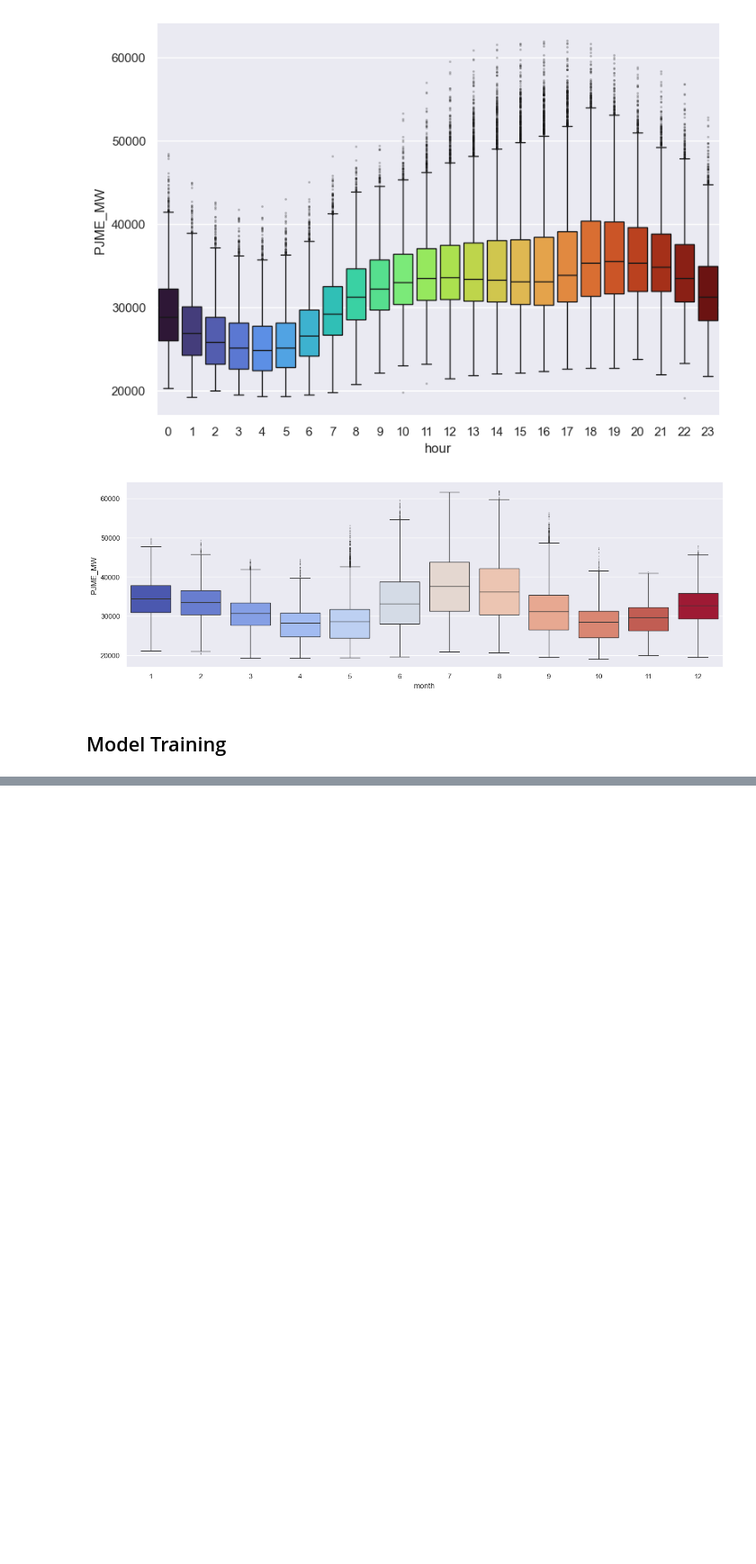
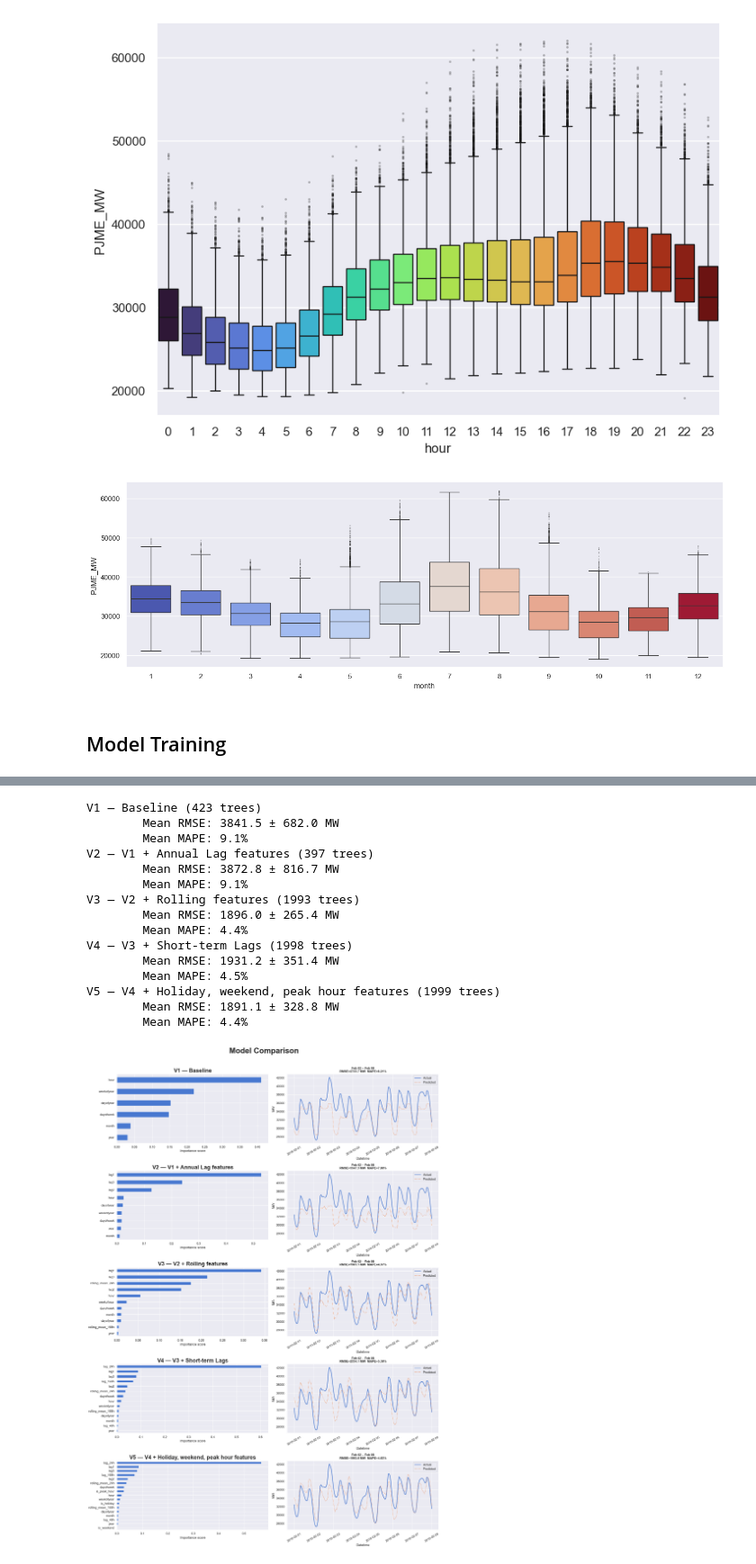
Before and after one commit to lokejer/pjme-hourly-forecast, a Jupyter notebook: main.ipynb, the cells around one changed output, grey strips where cells are left out. Shown at 90% size. Cells and saved outputs as stored; diff of their text form; code cells hidden in the pictures; blank space fills up the shorter version.

Commit message:
feat: Condense experiments into two functions, try is_holiday feature

```diff
--- a/main.ipynb
+++ b/main.ipynb
@@ -621,11 +313,0 @@ plt.show()
-# %%
-YEAR = 2018
-MONTH = 2
-
-mask = (predictions_newxgb.index >= f'{YEAR}-{MONTH}-01') & (predictions_newxgb.index <= f'{YEAR}-{MONTH}-07')
-predictions_newxgb.loc[mask, "actual"].plot(linewidth=2, alpha=0.6)
-predictions_newxgb.loc[mask, "predicted"].plot(
-  style=".",
-  linewidth=3
-)
-plt.show()
@@ -633,0 +444,65 @@ plt.show()
+# %%
+# Experiment configs
+BASE_PARAMS = dict(
+  learning_rate=0.01,
+  early_stopping_rounds=50,
+  eval_metric='rmse',
+  seed=42
+)
+
+experiments = [
+  {
+    'label':    'V1 — Baseline',
+    'features': ['hour', 'dayofweek', 'month', 'year', 'dayofyear', 'weekofyear'],
+    'params':   {**BASE_PARAMS, 'n_estimators': 2000, 'max_depth': 5},
+  },
+  {
+    'label':    'V2 — V1 + Annual Lag features',
+    'features': ['hour', 'dayofweek', 'month', 'year', 'dayofyear', 'weekofyear',
+                  'lag1', 'lag2', 'lag3'],
+    'params':   {**BASE_PARAMS, 'n_estimators': 2000, 'max_depth': 5},
+  },
+  {
+    'label':    'V3 — V2 + Rolling features',
+    'features': ['hour', 'dayofweek', 'month', 'year', 'dayofyear', 'weekofyear',
+                  'lag1', 'lag2', 'lag3', 'rolling_mean_24h', 'rolling_mean_168h'],
+    'params':   {**BASE_PARAMS, 'n_estimators': 2000, 'max_depth': 5},
+  },
+  {
+    'label':    'V4 — V3 + Short-term Lags',
+    'features': ['hour', 'dayofweek', 'month', 'year', 'dayofyear', 'weekofyear',
+                  'lag1', 'lag2', 'lag3', 'lag_24h', 'lag_48h', 'lag_168h',
+                  'rolling_mean_24h', 'rolling_mean_168h'],
+    'params':   {**BASE_PARAMS, 'n_estimators': 2000, 'max_depth': 5},
+  },
+  {
+    'label':    'V5 — V4 + Holiday, weekend, peak hour features',
+    'features': ['hour', 'dayofweek', 'month', 'year', 'dayofyear', 'weekofyear',
+                  'lag1', 'lag2', 'lag3', 'lag_24h', 'lag_48h', 'lag_168h',
+                  'rolling_mean_24h', 'rolling_mean_168h',
+                  'is_holiday', 'is_weekend', 'is_peak_hour'],
+    'params':   {**BASE_PARAMS, 'n_estimators': 2000, 'max_depth': 5},
+  },
+]
+
+# Run
+tscv = TimeSeriesSplit(test_size=24*7*12, gap=24)
+results = [run_experiment(df, exp['label'], exp['features'], exp['params'], tscv) for exp in experiments]
+plot_comparison(results)
+# %% [output]
+V1 — Baseline (423 trees)
+        Mean RMSE: 3841.5 ± 682.0 MW
+        Mean MAPE: 9.1%
+V2 — V1 + Annual Lag features (397 trees)
+        Mean RMSE: 3872.8 ± 816.7 MW
+        Mean MAPE: 9.1%
+V3 — V2 + Rolling features (1993 trees)
+        Mean RMSE: 1896.0 ± 265.4 MW
+        Mean MAPE: 4.4%
+V4 — V3 + Short-term Lags (1998 trees)
+        Mean RMSE: 1931.2 ± 351.4 MW
+        Mean MAPE: 4.5%
+V5 — V4 + Holiday, weekend, peak hour features (1999 trees)
+        Mean RMSE: 1891.1 ± 328.8 MW
+        Mean MAPE: 4.4%
+[figure, added]
```
Also changed, not shown: parts of 30 cells of this notebook.
